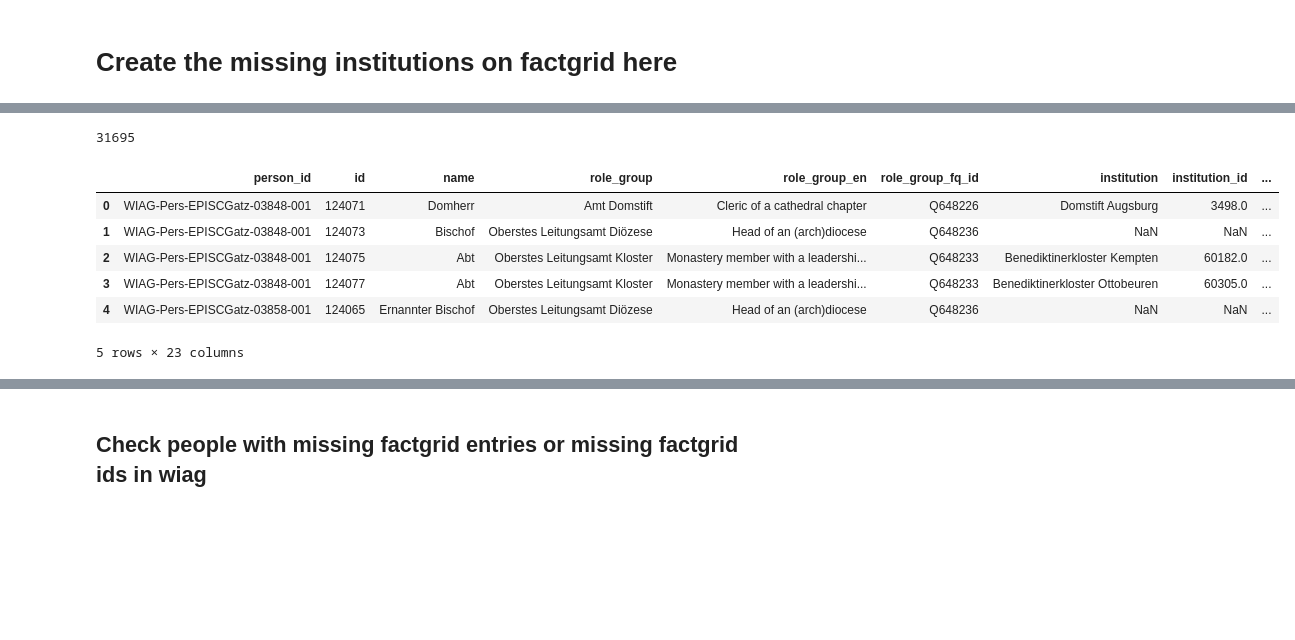
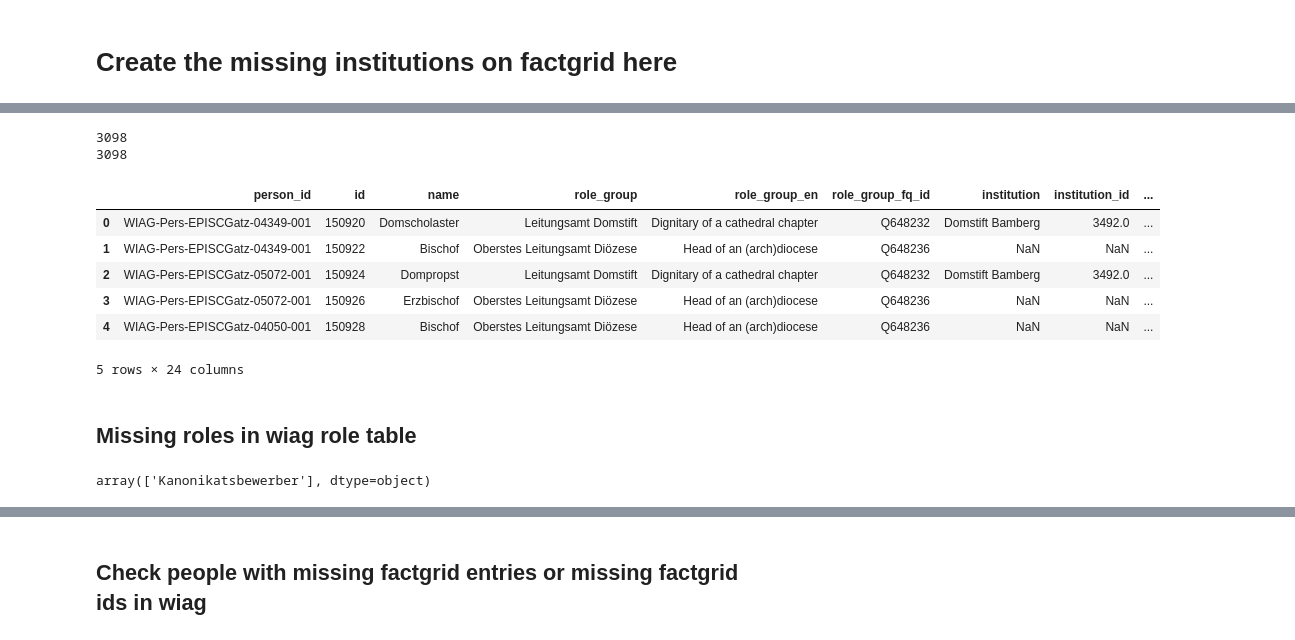
Before and after one commit to WIAG-ADW-GOE/WIAGweb2, a Jupyter notebook: notebooks/wiag_to_factgrid.ipynb, the cells around one changed output, grey strips where cells are left out. Drawn from its saved outputs; the diff is of its cells as text; code cells hidden in the pictures; blank space fills up the shorter version.

```diff
--- a/notebooks/wiag_to_factgrid.ipynb
+++ b/notebooks/wiag_to_factgrid.ipynb
@@ -405,0 +336,12 @@ null_entries
+# %%
+# select all entries that should contain a diocese on factgrid but don't have it after the join operation
+missing_dioc_df = role_inst_dioc_df[
+    role_inst_dioc_df['fg_diocese_id'].isna() &
+    role_inst_dioc_df['role_group'].isin(diocese_role_groups) &
+    ~role_inst_dioc_df['role_group'].isin(unbound_role_groups) &
+    ~role_inst_dioc_df['name'].isin(diocese_role_group_exeption_roles)
+]
+# %%
+all_missing_entries = pd.concat([missing_inst_df, missing_dioc_df])
+print(len(all_missing_entries))
+all_missing_entries.head()
@@ -498,0 +479,8 @@ AssertionError: Create the entries on factgrid before continuing and then re run
+# %%
+print(len(role_inst_dioc_df))
+print(len(all_missing_entries))
+dioc_joined_df = role_inst_dioc_df.loc[
+    role_inst_dioc_df.index.difference(all_missing_entries.index)
+]
+dioc_joined_df = dioc_joined_df.drop('_inst_merge', axis=1)
+print(len(dioc_joined_df))
@@ -515,4 +495,0 @@ assert len(role_all_df) == len(institution_joined_df), "There may be duplicates
-# %%
-dioc_joined_df = join_dioceses(institution_joined_df)
-print(len(dioc_joined_df))
-dioc_joined_df.head()
@@ -545,15 +496,24 @@ wiag_roles_df.head()
 # %%
+print(len(dioc_joined_df))
 joined_df = dioc_joined_df.merge(
-    wiag_roles_df[['name', 'role_fg_id']], how='left', left_on='name', right_on='name', suffixes=('_wiag', '_institute_fg')
+    wiag_roles_df[['name', 'role_fg_id']].drop_duplicates('name'), # TODO: ask for how to handle the duplicates here
+    indicator='_role_merge', how='left', left_on='name', right_on='name', suffixes=('_wiag', '_institute_fg')
 )
 print(len(joined_df))
 joined_df.head()
 # %% [output]
-31695
+3098
+3098
 |  | person_id | id | name | role_group | role_group_en | role_group_fq_id | institution | institution_id | ... |
-| 0 | WIAG-Pers-EPISCGatz-03848-001 | 124071 | Domherr | Amt Domstift | Cleric of a cathedral chapter | Q648226 | Domstift Augsburg | 3498.0 | ... |
-| 1 | WIAG-Pers-EPISCGatz-03848-001 | 124073 | Bischof | Oberstes Leitungsamt Diözese | Head of an (arch)diocese | Q648236 | NaN | NaN | ... |
-| 2 | WIAG-Pers-EPISCGatz-03848-001 | 124075 | Abt | Oberstes Leitungsamt Kloster | Monastery member with a leadershi... | Q648233 | Benediktinerkloster Kempten | 60182.0 | ... |
-| 3 | WIAG-Pers-EPISCGatz-03848-001 | 124077 | Abt | Oberstes Leitungsamt Kloster | Monastery member with a leadershi... | Q648233 | Benediktinerkloster Ottobeuren | 60305.0 | ... |
-| 4 | WIAG-Pers-EPISCGatz-03858-001 | 124065 | Ernannter Bischof | Oberstes Leitungsamt Diözese | Head of an (arch)diocese | Q648236 | NaN | NaN | ... |
+| 0 | WIAG-Pers-EPISCGatz-04349-001 | 150920 | Domscholaster | Leitungsamt Domstift | Dignitary of a cathedral chapter | Q648232 | Domstift Bamberg | 3492.0 | ... |
+| 1 | WIAG-Pers-EPISCGatz-04349-001 | 150922 | Bischof | Oberstes Leitungsamt Diözese | Head of an (arch)diocese | Q648236 | NaN | NaN | ... |
+| 2 | WIAG-Pers-EPISCGatz-05072-001 | 150924 | Dompropst | Leitungsamt Domstift | Dignitary of a cathedral chapter | Q648232 | Domstift Bamberg | 3492.0 | ... |
+| 3 | WIAG-Pers-EPISCGatz-05072-001 | 150926 | Erzbischof | Oberstes Leitungsamt Diözese | Head of an (arch)diocese | Q648236 | NaN | NaN | ... |
+| 4 | WIAG-Pers-EPISCGatz-04050-001 | 150928 | Bischof | Oberstes Leitungsamt Diözese | Head of an (arch)diocese | Q648236 | NaN | NaN | ... |
-5 rows × 23 columns
+5 rows × 24 columns
+# %% [markdown]
+## Missing roles in wiag role table
+# %%
+joined_df[joined_df['_role_merge'] == 'left_only']['name'].unique()
+# %% [output]
+array(['Kanonikatsbewerber'], dtype=object)
```
Also changed, not shown: parts of 124 cells of this notebook.
